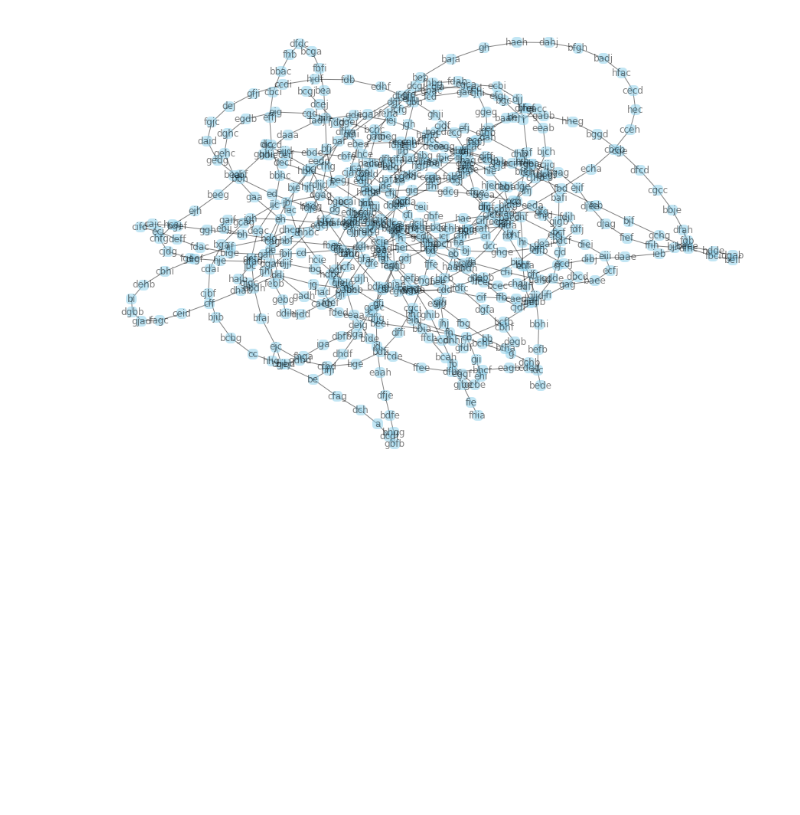
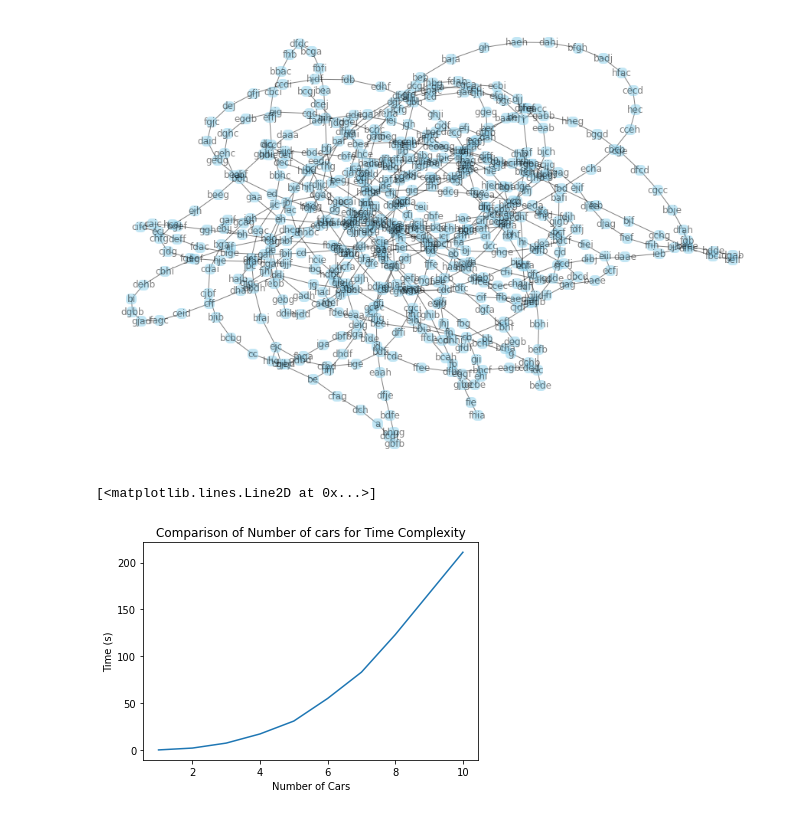
Before and after one commit to starjoon/CSCI3383_Traffic_Signaling_Project, a Jupyter notebook: main.ipynb, the cells around one changed output. Drawn from its saved outputs; the diff is of its cells as text; code cells hidden in the pictures; blank space fills up the shorter version.

Commit message:
Updated for Big O Visualization
Updated for Big O Visualization

```diff
--- a/main.ipynb
+++ b/main.ipynb
@@ -84,6 +90,13 @@ for _ in range(numCars):
 Number of nodes:  8000
 Number of edges:  63968
 Number of cars:  1000
+# %%
+# timer to help with big O visualization
+def timer(f, numCars):
+    start = time.perf_counter()
+    f(numCars)
+    end = time.perf_counter()
+    return end - start
 # %% [markdown]
 ## Construct Floyd-Warshall Algorithm
 # %%
@@ -316,3 +339,20 @@ nx.draw(G, with_labels=True, node_size=20, node_color="skyblue", node_shape="s",
 plt.show()
 # %% [output]
 [figure]
+# %%
+# Let's run a visualization on the runtime from the different sets of cars:
+timings = array.array("f", 10 * [0])
+
+for i in range(10):
+    timings[i] = timer(randomSample, i+1)
+
+
+x = list(range(1, 11))
+
+plt.xlabel('Number of Cars')
+plt.ylabel('Time (s)')
+plt.title("Comparison of Number of cars for Time Complexity")
+plt.plot(x, timings)
+# %% [output]
+[<matplotlib.lines.Line2D at 0x...>]
+[figure, added]
```
Also changed, not shown: parts of 8 cells of this notebook.
